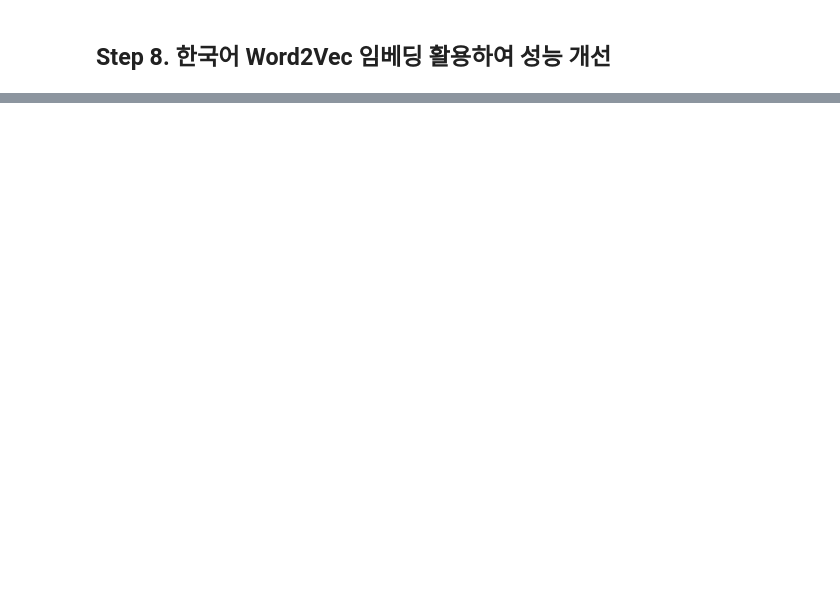
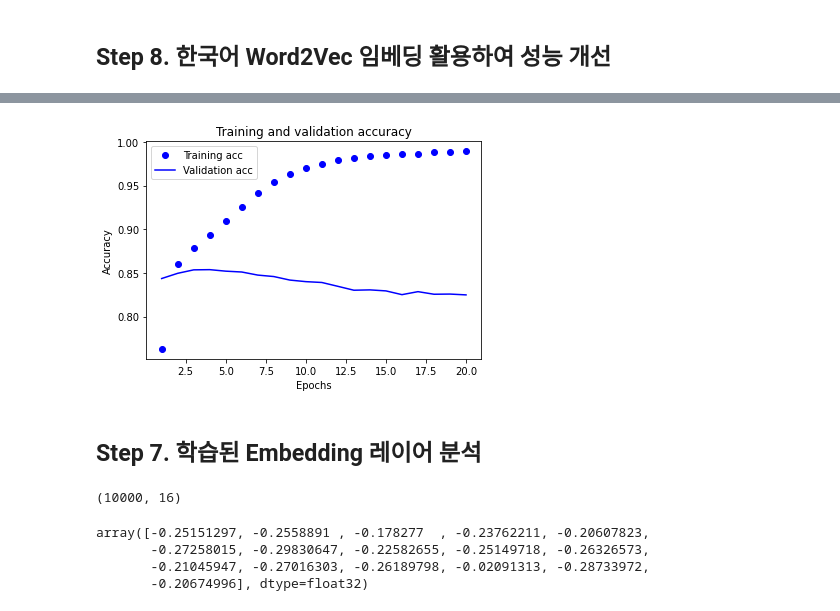
Before and after one commit to soy53/AIFFEL, a Jupyter notebook: Exploration/[E-08]text_classifier.ipynb, the cells around one changed output, grey strips where cells are left out. Saved outputs shown, nothing was run; the diff lists cells and outputs as text; code cells hidden in the pictures; blank space fills up the shorter version.

```diff
--- a/Exploration/[E-08]text_classifier.ipynb
+++ b/Exploration/[E-08]text_classifier.ipynb
@@ -403,0 +879,22 @@ print(results)
+# %%
+# accuracy 그래프로 그려보기
+plt.clf() # 그림 초기화
+
+plt.plot(epochs, acc2, 'bo', label='Training acc')
+plt.plot(epochs, val_acc2, 'b', label='Validation acc')
+plt.title('Training and validation accuracy')
+plt.xlabel('Epochs')
+plt.ylabel('Accuracy')
+plt.legend()
+
+plt.show()
+# %% [output]
+[figure, added]
+# %% [markdown]
+## Step 7. 학습된 Embedding 레이어 분석
+# %%
+embedding_layer = model.layers[0]
+weights = embedding_layer.get_weights()[0]
+print(weights.shape) #(vocab_size, embedding_dim)
+# %% [output]
+(10000, 16)
@@ -403,0 +913,12 @@ print(results)
+# %%
+# Embedding 파라미터를 읽어서 word vector로 활용
+from gensim.models.keyedvectors import Word2VecKeyedVectors
+
+word_vectors = Word2VecKeyedVectors.load_word2vec_format(word2vec_file_path, binary=False)
+vector = word_vectors['영화']
+vector
+# %% [output]
+array([-0.25151297, -0.2558891 , -0.178277  , -0.23762211, -0.20607823,
+       -0.27258015, -0.29830647, -0.22582655, -0.25149718, -0.26326573,
+       -0.21045947, -0.27016303, -0.26189798, -0.02091313, -0.28733972,
+       -0.20674996], dtype=float32)
```
Also changed, not shown: parts of 70 cells of this notebook.
